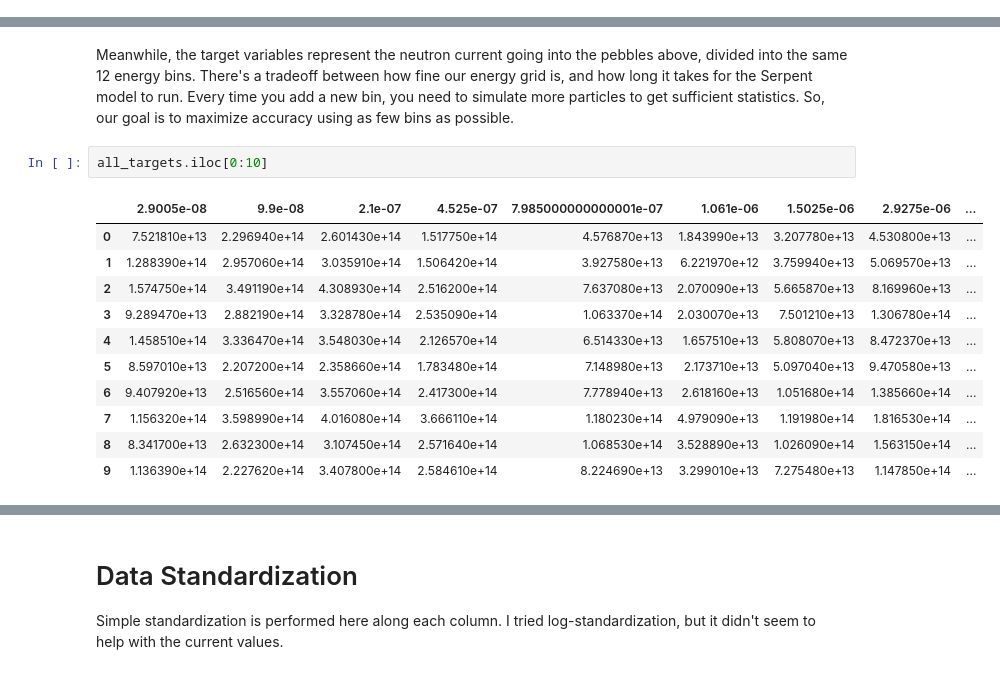
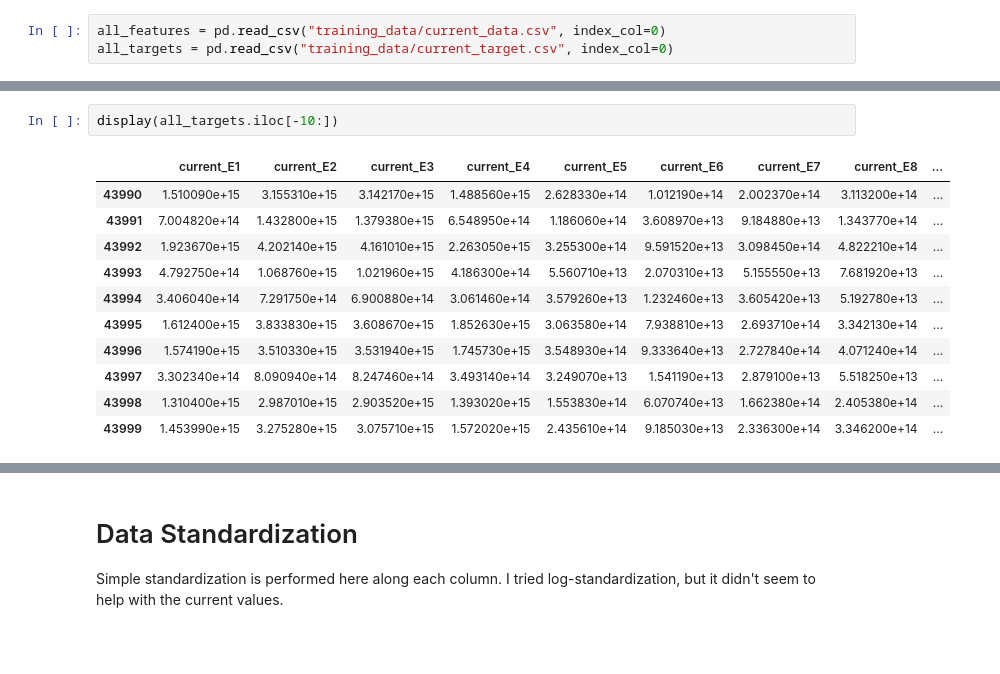
Before and after one commit to iankolaja/PEARLSim, a Jupyter notebook: create_current_model.ipynb, the cells around one changed output, grey strips where cells are left out. Saved outputs shown, nothing was run; the diff lists cells and outputs as text; blank space fills up the shorter version.

```diff
--- a/create_current_model.ipynb
+++ b/create_current_model.ipynb
@@ -65 +16,4 @@ Our features include the radius and height of the pebble-based detector. It also
+# %%
+all_features = pd.read_csv("training_data/current_data.csv", index_col=0)
+all_targets = pd.read_csv("training_data/current_target.csv", index_col=0)
 # %%
@@ -79,17 +34,15 @@ all_features.iloc[-10:-1]
-# %% [markdown]
-Meanwhile, the target variables represent the neutron current going into the pebbles above, divided into the same 12 energy bins. There's a tradeoff between how fine our energy grid is, and how long it takes for the Serpent model to run. Every time you add a new bin, you need to simulate more particles to get sufficient statistics. So, our goal is to maximize accuracy using as few bins as possible.
 # %%
-all_targets.iloc[0:10]
+display(all_targets.iloc[-10:])
 # %% [output]
-|  | 2.9005e-08 | 9.9e-08 | 2.1e-07 | 4.525e-07 | 7.985000000000001e-07 | 1.061e-06 | 1.5025e-06 | 2.9275e-06 | ... |
-| 0 | 7.521810e+13 | 2.296940e+14 | 2.601430e+14 | 1.517750e+14 | 4.576870e+13 | 1.843990e+13 | 3.207780e+13 | 4.530800e+13 | ... |
-| 1 | 1.288390e+14 | 2.957060e+14 | 3.035910e+14 | 1.506420e+14 | 3.927580e+13 | 6.221970e+12 | 3.759940e+13 | 5.069570e+13 | ... |
-| 2 | 1.574750e+14 | 3.491190e+14 | 4.308930e+14 | 2.516200e+14 | 7.637080e+13 | 2.070090e+13 | 5.665870e+13 | 8.169960e+13 | ... |
-| 3 | 9.289470e+13 | 2.882190e+14 | 3.328780e+14 | 2.535090e+14 | 1.063370e+14 | 2.030070e+13 | 7.501210e+13 | 1.306780e+14 | ... |
-| 4 | 1.458510e+14 | 3.336470e+14 | 3.548030e+14 | 2.126570e+14 | 6.514330e+13 | 1.657510e+13 | 5.808070e+13 | 8.472370e+13 | ... |
-| 5 | 8.597010e+13 | 2.207200e+14 | 2.358660e+14 | 1.783480e+14 | 7.148980e+13 | 2.173710e+13 | 5.097040e+13 | 9.470580e+13 | ... |
-| 6 | 9.407920e+13 | 2.516560e+14 | 3.557060e+14 | 2.417300e+14 | 7.778940e+13 | 2.618160e+13 | 1.051680e+14 | 1.385660e+14 | ... |
-| 7 | 1.156320e+14 | 3.598990e+14 | 4.016080e+14 | 3.666110e+14 | 1.180230e+14 | 4.979090e+13 | 1.191980e+14 | 1.816530e+14 | ... |
-| 8 | 8.341700e+13 | 2.632300e+14 | 3.107450e+14 | 2.571640e+14 | 1.068530e+14 | 3.528890e+13 | 1.026090e+14 | 1.563150e+14 | ... |
-| 9 | 1.136390e+14 | 2.227620e+14 | 3.407800e+14 | 2.584610e+14 | 8.224690e+13 | 3.299010e+13 | 7.275480e+13 | 1.147850e+14 | ... |
+|  | current_E1 | current_E2 | current_E3 | current_E4 | current_E5 | current_E6 | current_E7 | current_E8 | ... |
+| 43990 | 1.510090e+15 | 3.155310e+15 | 3.142170e+15 | 1.488560e+15 | 2.628330e+14 | 1.012190e+14 | 2.002370e+14 | 3.113200e+14 | ... |
+| 43991 | 7.004820e+14 | 1.432800e+15 | 1.379380e+15 | 6.548950e+14 | 1.186060e+14 | 3.608970e+13 | 9.184880e+13 | 1.343770e+14 | ... |
+| 43992 | 1.923670e+15 | 4.202140e+15 | 4.161010e+15 | 2.263050e+15 | 3.255300e+14 | 9.591520e+13 | 3.098450e+14 | 4.822210e+14 | ... |
+| 43993 | 4.792750e+14 | 1.068760e+15 | 1.021960e+15 | 4.186300e+14 | 5.560710e+13 | 2.070310e+13 | 5.155550e+13 | 7.681920e+13 | ... |
+| 43994 | 3.406040e+14 | 7.291750e+14 | 6.900880e+14 | 3.061460e+14 | 3.579260e+13 | 1.232460e+13 | 3.605420e+13 | 5.192780e+13 | ... |
+| 43995 | 1.612400e+15 | 3.833830e+15 | 3.608670e+15 | 1.852630e+15 | 3.063580e+14 | 7.938810e+13 | 2.693710e+14 | 3.342130e+14 | ... |
+| 43996 | 1.574190e+15 | 3.510330e+15 | 3.531940e+15 | 1.745730e+15 | 3.548930e+14 | 9.333640e+13 | 2.727840e+14 | 4.071240e+14 | ... |
+| 43997 | 3.302340e+14 | 8.090940e+14 | 8.247460e+14 | 3.493140e+14 | 3.249070e+13 | 1.541190e+13 | 2.879100e+13 | 5.518250e+13 | ... |
+| 43998 | 1.310400e+15 | 2.987010e+15 | 2.903520e+15 | 1.393020e+15 | 1.553830e+14 | 6.070740e+13 | 1.662380e+14 | 2.405380e+14 | ... |
+| 43999 | 1.453990e+15 | 3.275280e+15 | 3.075710e+15 | 1.572020e+15 | 2.435610e+14 | 9.185030e+13 | 2.336300e+14 | 3.346200e+14 | ... |
 # %%
```
Also changed, not shown: parts of 18 cells of this notebook.
